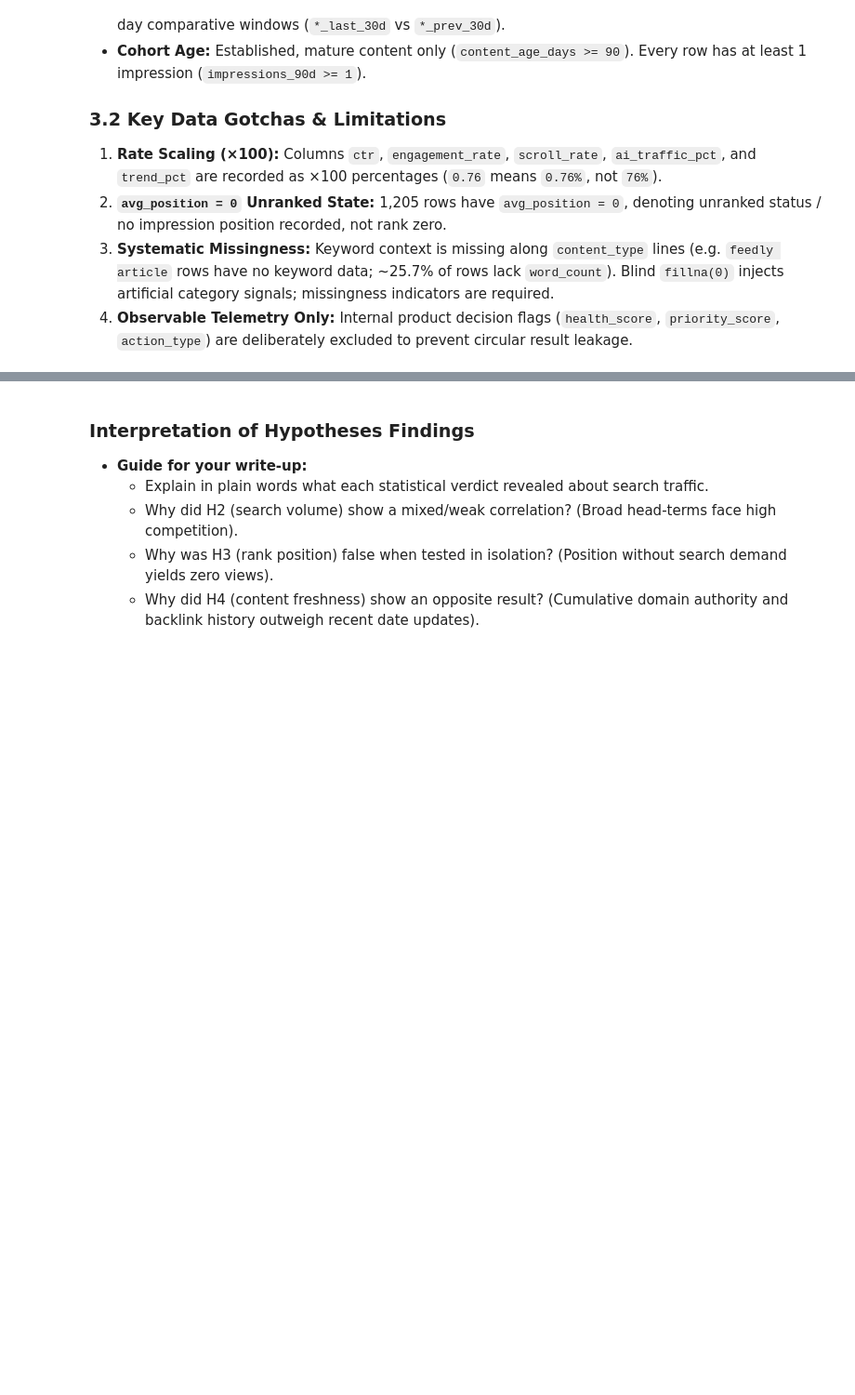
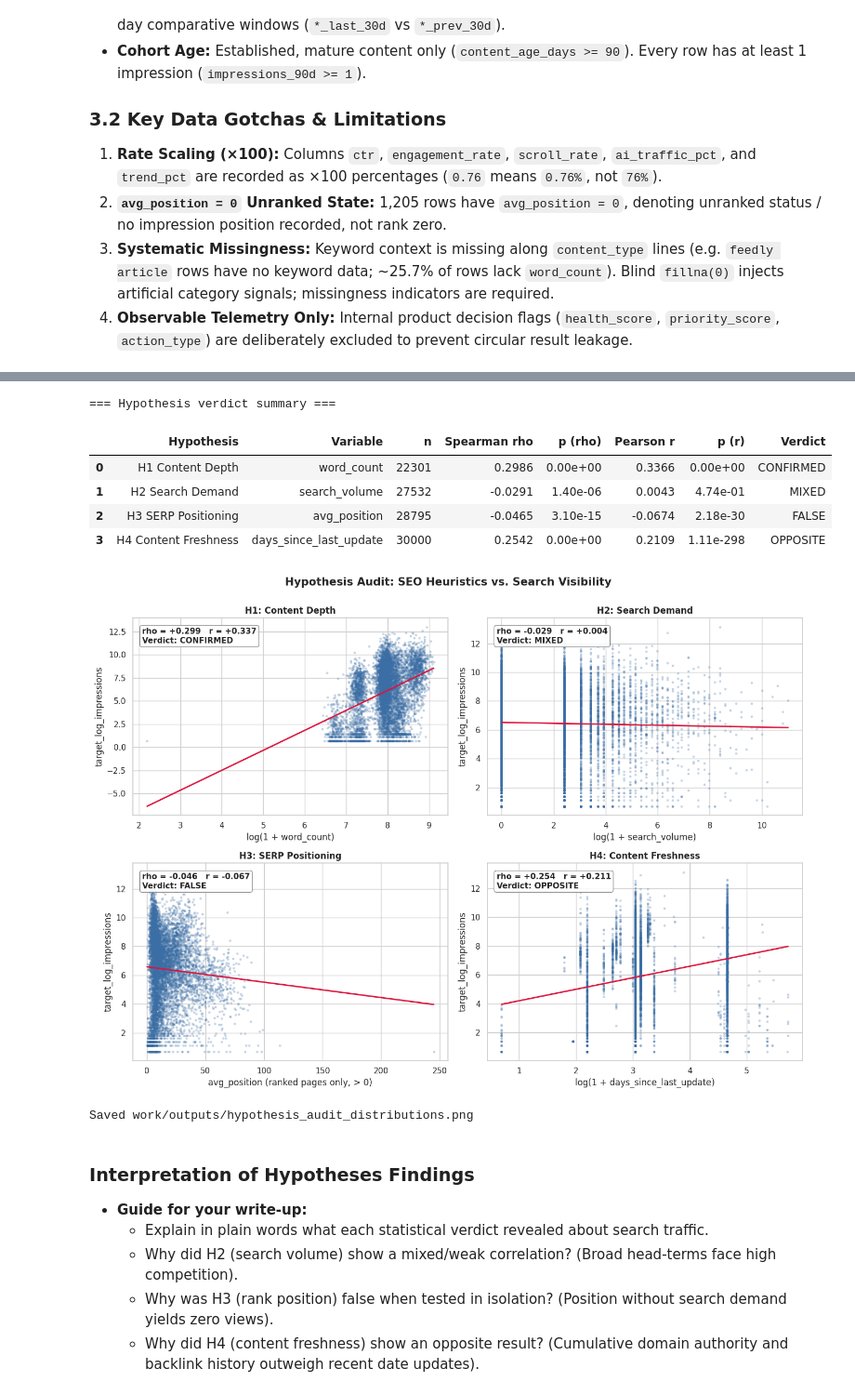
Before and after one commit to Jimber120/DA-Project-Member-3, a Jupyter notebook: work/notebooks/01_problem_framing_and_data_audit.ipynb, the cells around one changed output, grey strips where cells are left out. Shown at 93% size. Saved outputs shown, nothing was run; the diff lists cells and outputs as text; code cells hidden in the pictures; blank space fills up the shorter version.

```diff
--- a/work/notebooks/01_problem_framing_and_data_audit.ipynb
+++ b/work/notebooks/01_problem_framing_and_data_audit.ipynb
@@ -322,3 +237,83 @@ H2: Search Demand (search_volume)
+# %%
+# Code Cell 3: Statistical Hypothesis Testing with Explicit Verdicts
+y = df["target_log_impressions"]
+
+HYPOTHESES = [
+    dict(id="H1", name="Content Depth",   col="word_count",             expected=+1, plot_x=np.log1p, xlabel="log(1 + word_count)"),
+    dict(id="H2", name="Search Demand",   col="search_volume",          expected=+1, plot_x=np.log1p, xlabel="log(1 + search_volume)"),
+    dict(id="H3", name="SERP Positioning", col="avg_position",          expected=-1, plot_x=None,     xlabel="avg_position (ranked pages only, > 0)"),
+    dict(id="H4", name="Content Freshness", col="days_since_last_update", expected=-1, plot_x=np.log1p, xlabel="log(1 + days_since_last_update)"),
+]
+
+
+def assign_verdict(rho, r, expected_sign):
+    """Verdict derived purely from this dataset's correlations (the hypotheses are tested, not assumed).
+    MIXED     : Spearman and Pearson disagree in sign, or the effect is weak (0.10 <= |rho| < 0.20)
+    FALSE     : negligible effect (|rho| < 0.10)
+    CONFIRMED : |rho| >= 0.20 in the direction the SEO belief predicts
+    OPPOSITE  : |rho| >= 0.20 in the reverse direction
+    """
+    if np.sign(rho) != np.sign(r):
+        return "MIXED"
+    if abs(rho) < 0.10:
+        return "FALSE"
+    if abs(rho) < 0.20:
+        return "MIXED"
+    return "CONFIRMED" if np.sign(rho) == expected_sign else "OPPOSITE"
+
+
+rows, subsets = [], {}
+for h in HYPOTHESES:
+    sub = df[[h["col"], "target_log_impressions"]].dropna()
+    if h["id"] == "H3":
+        sub = sub[sub[h["col"]] > 0]          # unranked (0) rows are excluded from the rank test
+    rho, p_rho = stats.spearmanr(sub[h["col"]], sub["target_log_impressions"])
+    r, p_r = stats.pearsonr(sub[h["col"]], sub["target_log_impressions"])
+    v = assign_verdict(rho, r, h["expected"])
+    subsets[h["id"]] = sub
+    rows.append({
+        "Hypothesis": f"{h['id']} {h['name']}", "Variable": h["col"], "n": len(sub),
+        "Spearman rho": round(rho, 4), "p (rho)": f"{p_rho:.2e}",
+        "Pearson r": round(r, 4), "p (r)": f"{p_r:.2e}",
+        "Verdict": v,
+    })
+
+verdicts = pd.DataFrame(rows)
+print("=== Hypothesis verdict summary ===")
+display(verdicts)
+
+# ---- 2x2 audit grid ----
+fig, axes = plt.subplots(2, 2, figsize=(14, 10))
+for ax, h, row in zip(axes.ravel(), HYPOTHESES, rows):
+    sub = subsets[h["id"]]
+    if len(sub) > 8000:
+        sub = sub.sample(8000, random_state=42)
+    x = sub[h["col"]] if h["plot_x"] is None else h["plot_x"](sub[h["col"]].clip(lower=0))
+    ax.scatter(x, sub["target_log_impressions"], s=6, alpha=0.2, color="#3b6ea5")
+    if len(sub) > 2:
+        slope, intercept = np.polyfit(x, sub["target_log_impressions"], 1)
+        xs = np.linspace(x.min(), x.max(), 50)
+        ax.plot(xs, slope * xs + intercept, color="crimson", lw=2)
+    ax.set_xlabel(h["xlabel"])
+    ax.set_ylabel("target_log_impressions")
+    ax.set_title(f"{h['id']}: {h['name']}", fontweight="bold")
+    ax.text(0.03, 0.95, f"rho = {row['Spearman rho']:+.3f}   r = {row['Pearson r']:+.3f}\nVerdict: {row['Verdict']}",
+            transform=ax.transAxes, va="top", fontsize=11, fontweight="bold",
+            bbox=dict(boxstyle="round", facecolor="white", alpha=0.9, edgecolor="gray"))
+plt.suptitle("Hypothesis Audit: SEO Heuristics vs. Search Visibility", fontsize=15, fontweight="bold", y=1.0)
+plt.tight_layout()
+fig.savefig(os.path.join(OUT_DIR, "hypothesis_audit_distributions.png"), dpi=150, bbox_inches="tight")
+plt.show()
+print(f"Saved {os.path.join(OUT_DIR, 'hypothesis_audit_distributions.png')}")
+# %% [output]
+=== Hypothesis verdict summary ===
+|  | Hypothesis | Variable | n | Spearman rho | p (rho) | Pearson r | p (r) | Verdict |
+| 0 | H1 Content Depth | word_count | 22301 | 0.2986 | 0.00e+00 | 0.3366 | 0.00e+00 | CONFIRMED |
+| 1 | H2 Search Demand | search_volume | 27532 | -0.0291 | 1.40e-06 | 0.0043 | 4.74e-01 | MIXED |
+| 2 | H3 SERP Positioning | avg_position | 28795 | -0.0465 | 3.10e-15 | -0.0674 | 2.18e-30 | FALSE |
+| 3 | H4 Content Freshness | days_since_last_update | 30000 | 0.2542 | 0.00e+00 | 0.2109 | 1.11e-298 | OPPOSITE |
+[figure, added]
+Saved work/outputs/hypothesis_audit_distributions.png
 # %% [markdown]
 ### Interpretation of Hypotheses Findings
 * **Guide for your write-up:**
```
Also changed, not shown: parts of 7 cells of this notebook.
